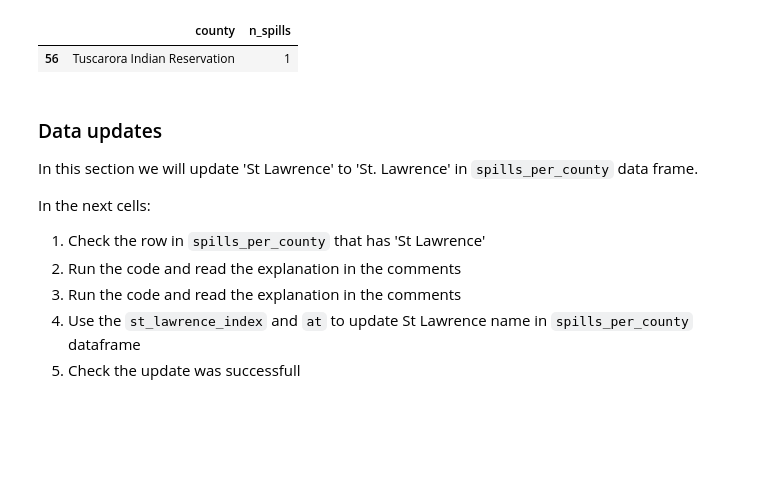
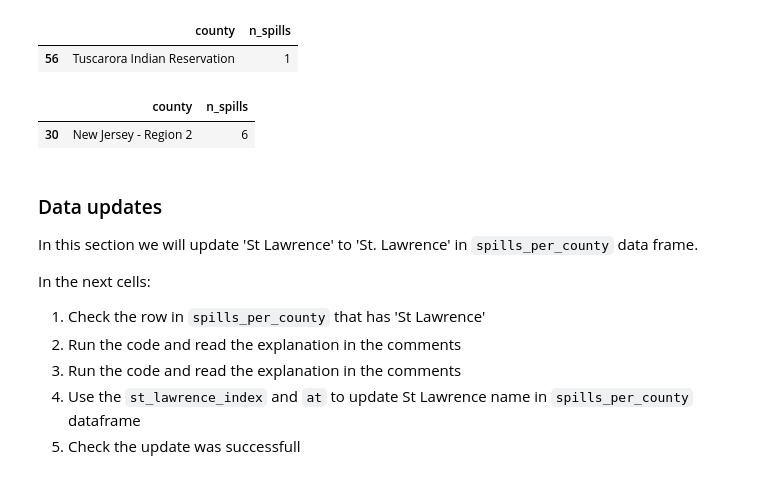
Before and after one commit to carmengg/eds220-oil-spills-sample-repo, a Jupyter notebook: NY-state-spills-per-county.ipynb, the cells around one changed output. Drawn from its saved outputs; the diff is of its cells as text; code cells hidden in the pictures; blank space fills up the shorter version.

```diff
--- a/NY-state-spills-per-county.ipynb
+++ b/NY-state-spills-per-county.ipynb
@@ -247,6 +251,12 @@ spills_per_county[spills_per_county.county == 'Tuscarora Indian Reservation']
 # %% [output]
 |  | county | n_spills |
 | 56 | Tuscarora Indian Reservation | 1 |
+# %%
+# check spills in 'New Jersey - Region 2'
+spills_per_county[spills_per_county.county == 'New Jersey - Region 2']
+# %% [output]
+|  | county | n_spills |
+| 30 | New Jersey - Region 2 | 6 |
 # %% [markdown]
 ### Data updates
 
```
Also changed, not shown: parts of 11 cells of this notebook.
